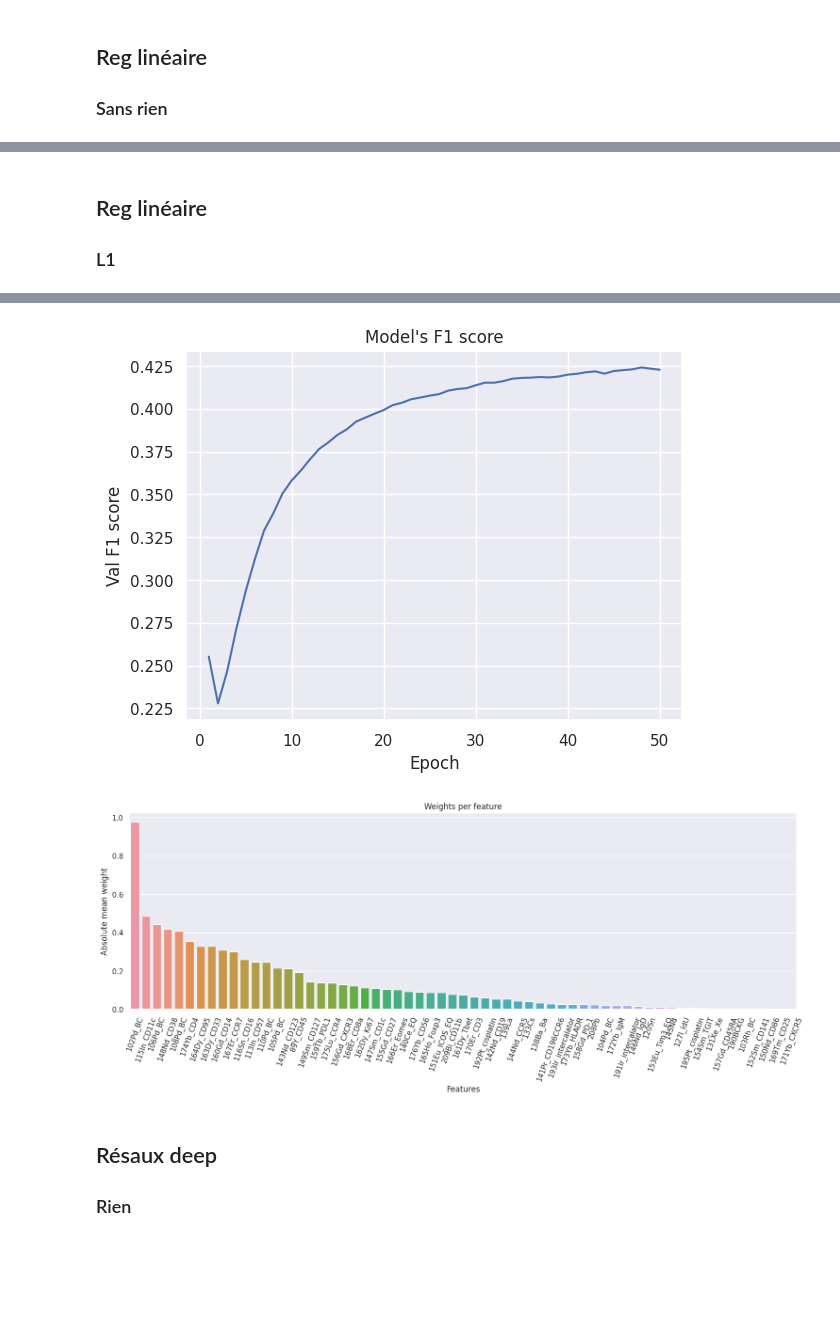
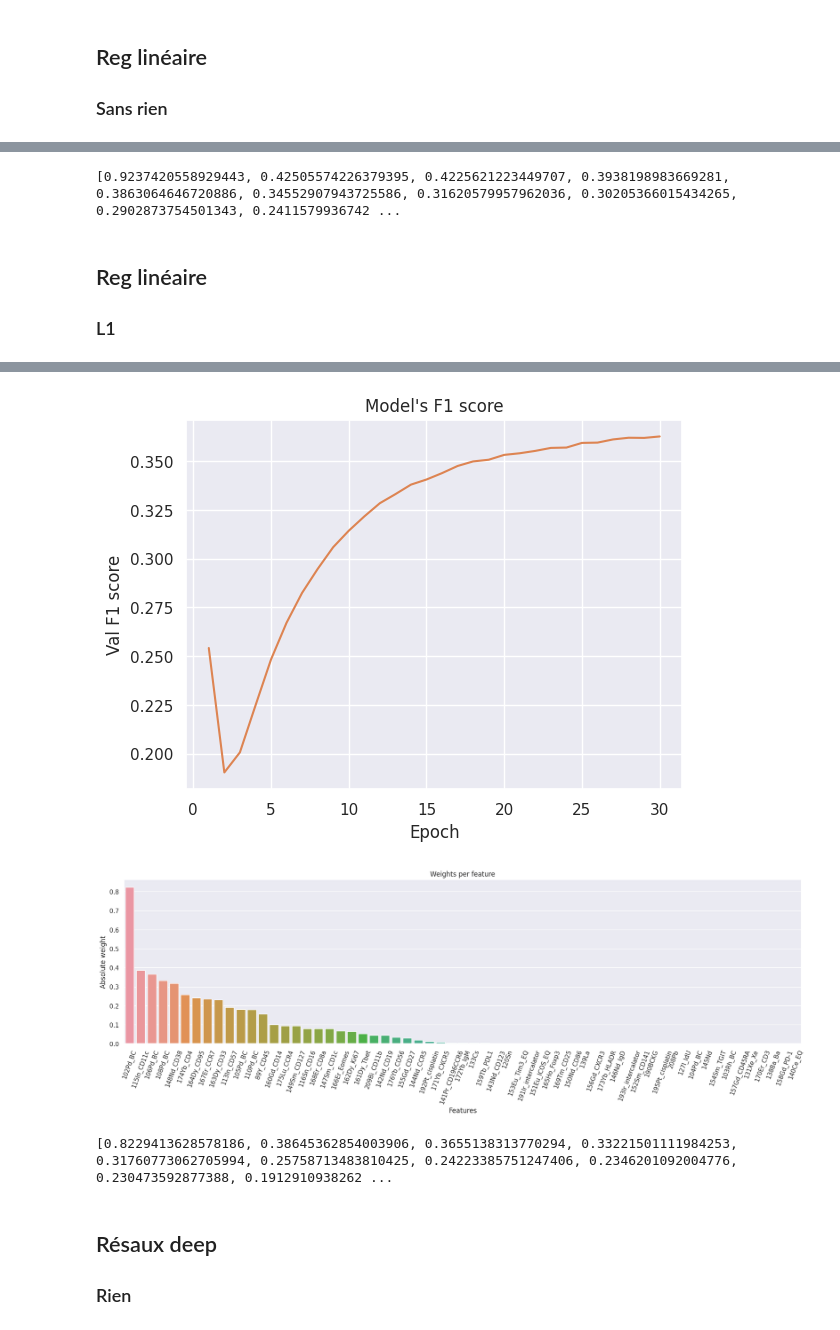
Before and after one commit to LeGmask/COVID_cyTOF, a Jupyter notebook: poster.ipynb, the cells around one changed output, grey strips where cells are left out. Saved outputs shown, nothing was run; the diff lists cells and outputs as text; code cells hidden in the pictures; blank space fills up the shorter version.

```diff
--- a/poster.ipynb
+++ b/poster.ipynb
@@ -48,13 +49,19 @@ model1 = ConfigurableNeuralNetwork([
 loss_fn = nn.MSELoss()
 optimizer = torch.optim.SGD(model1.parameters(), lr=1e-3)
 
-trainer = Trainer(model1, optimizer, loss_fn, device, epochs=50, silent=True)
+model1_trainer = Trainer(model1, optimizer, loss_fn, device, epochs=30, silent=True)
 
-trainer.run(train_dataloader, test_dataloader)
+model1_trainer.run(train_dataloader, test_dataloader)
 
-trainer.plot_loss()
-trainer.plot_accuracy()
-trainer.plot_f1()
+model1_trainer.plot_loss()
+model1_trainer.plot_accuracy()
+model1_trainer.plot_f1()
 
 model1.plot_weights(features=list(data.columns))
+weights = abs(model1.get_weights(0))
+
+idx = np.argsort(weights)[::-1]
+weights = weights[idx].tolist()
+
+print(weights)
 # %% [output]
@@ -65,22 +73,37 @@ model1.plot_weights(features=list(data.columns))
+# %%
+weights = abs(model1.get_weights(0))
+
+idx = np.argsort(weights)[::-1]
+weights = weights[idx].tolist()
+
+print(weights)
+# %% [output]
+[0.9237420558929443, 0.42505574226379395, 0.4225621223449707, 0.3938198983669281, 0.3863064646720886, 0.34552907943725586, 0.31620579957962036, 0.30205366015434265, 0.2902873754501343, 0.2411579936742 ...
 # %% [markdown]
 ## Reg linéaire
 ### L1
 # %%
-model1 = ConfigurableNeuralNetwork([
+model1_L1 = ConfigurableNeuralNetwork([
     data.data.shape[1],
     1
 ]).to(device)
 
 loss_fn = nn.MSELoss()
-optimizer = torch.optim.SGD(model1.parameters(), lr=1e-3)
+optimizer = torch.optim.SGD(model1_L1.parameters(), lr=1e-3)
 
-trainer = Trainer(model1, optimizer, loss_fn, device, epochs=50, silent=True)
+model1_L1_trainer = Trainer(model1_L1, optimizer, loss_fn, device, epochs=30, L1_regularization=True, silent=True)
 
-trainer.run(train_dataloader, test_dataloader)
+model1_L1_trainer.run(train_dataloader, test_dataloader)
 
-trainer.plot_loss()
-trainer.plot_accuracy()
-trainer.plot_f1()
+model1_L1_trainer.plot_loss()
+model1_L1_trainer.plot_accuracy()
+model1_L1_trainer.plot_f1()
 
-model1.plot_weights(features=list(data.columns))
+model1_L1.plot_weights(features=list(data.columns))
+weights = abs(model1_L1.get_weights(0))
+
+idx = np.argsort(weights)[::-1]
+weights = weights[idx].tolist()
+
+print(weights)
 # %% [output]
@@ -89,5 +112,6 @@ model1.plot_weights(features=list(data.columns))
-[figure, old version]
+[figure, new version]
-[figure, old version]
+[figure, new version]
+[0.8229413628578186, 0.38645362854003906, 0.3655138313770294, 0.33221501111984253, 0.31760773062705994, 0.25758713483810425, 0.24223385751247406, 0.2346201092004776, 0.230473592877388, 0.1912910938262 ...
 # %% [markdown]
 ## Résaux deep
 ### Rien
```
Also changed, not shown: parts of 7 cells of this notebook, 6 other files.
